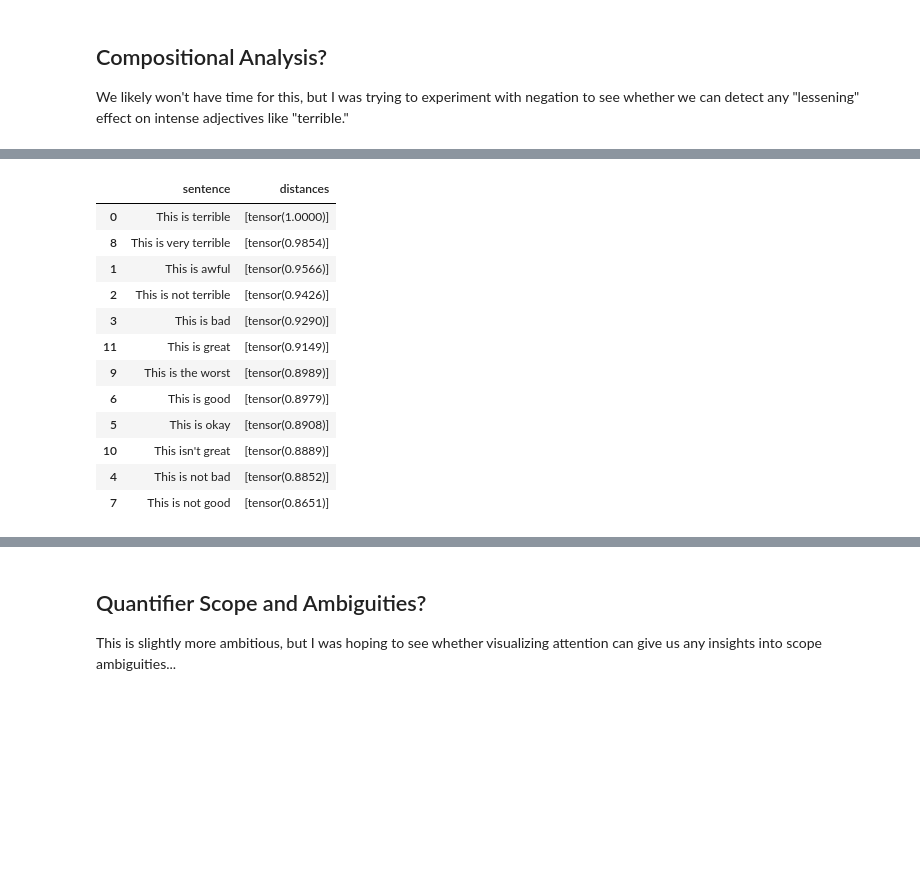
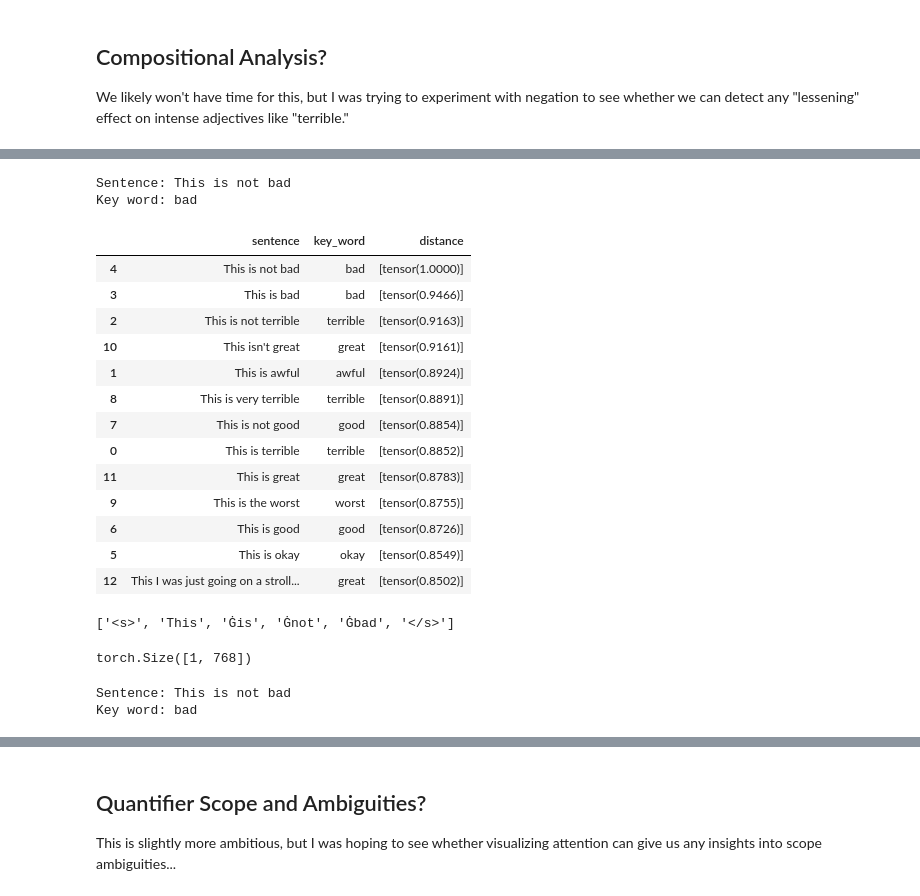
Before and after one commit to AmirZur/break-llms, a Jupyter notebook: playground.ipynb, the cells around one changed output, grey strips where cells are left out. Cells and saved outputs as stored; diff of their text form; code cells hidden in the pictures; blank space fills up the shorter version.

```diff
--- a/playground.ipynb
+++ b/playground.ipynb
@@ -226,7 +237,8 @@ sentences = [
     'This is very terrible',
     'This is the worst',
     "This isn't great",
-    'This is great'
+    'This is great',
+    'This I was just going on a stroll in the park with my dog. What a great day!'
 ]
 
 key_words = [
@@ -241,6 +253,7 @@ key_words = [
     'terrible',
     'worst',
     'great',
+    'great',
     'great'
 ]
 
@@ -291,16 +273,49 @@ sorted_df[['sentence', 'distances']]
-# %%
-sorted_df[['sentence', 'distances']]
-# %% [output]
-|  | sentence | distances |
-| 0 | This is terrible | [tensor(1.0000)] |
-| 8 | This is very terrible | [tensor(0.9854)] |
-| 1 | This is awful | [tensor(0.9566)] |
-| 2 | This is not terrible | [tensor(0.9426)] |
-| 3 | This is bad | [tensor(0.9290)] |
-| 11 | This is great | [tensor(0.9149)] |
-| 9 | This is the worst | [tensor(0.8989)] |
-| 6 | This is good | [tensor(0.8979)] |
-| 5 | This is okay | [tensor(0.8908)] |
-| 10 | This isn't great | [tensor(0.8889)] |
-| 4 | This is not bad | [tensor(0.8852)] |
-| 7 | This is not good | [tensor(0.8651)] |
+# %%
+index = 4
+
+print('Sentence:', df.iloc[4]['sentence'])
+print('Key word:', df.iloc[4]['key_word'])
+# %% [output]
+Sentence: This is not bad
+Key word: bad
+# %%
+from torch.nn.functional import cosine_similarity, pairwise_distance
+
+
+# what are the closest sentences?
+ranked_df = rank_by_distance(df, index, repr=f'rep_layer{layer}', dist_fn=cosine_similarity)
+ranked_df[['sentence', 'key_word', 'distance']]
+# %% [output]
+|  | sentence | key_word | distance |
+| 4 | This is not bad | bad | [tensor(1.0000)] |
+| 3 | This is bad | bad | [tensor(0.9466)] |
+| 2 | This is not terrible | terrible | [tensor(0.9163)] |
+| 10 | This isn't great | great | [tensor(0.9161)] |
+| 1 | This is awful | awful | [tensor(0.8924)] |
+| 8 | This is very terrible | terrible | [tensor(0.8891)] |
+| 7 | This is not good | good | [tensor(0.8854)] |
+| 0 | This is terrible | terrible | [tensor(0.8852)] |
+| 11 | This is great | great | [tensor(0.8783)] |
+| 9 | This is the worst | worst | [tensor(0.8755)] |
+| 6 | This is good | good | [tensor(0.8726)] |
+| 5 | This is okay | okay | [tensor(0.8549)] |
+| 12 | This I was just going on a stroll... | great | [tensor(0.8502)] |
+# %%
+tokenizer.convert_ids_to_tokens(ranked_df.iloc[0]['ids'])
+# %% [output]
+['<s>', 'This', 'Ġis', 'Ġnot', 'Ġbad', '</s>']
+# %%
+# the idea here: get the [CLS] represntation,
+# because that represents the meaning of the entire sentence, as oppposed to just the single key word we care about
+df[f'rep_layer{layer}_CLS'] = df['reps'].apply(lambda t: t[0][:, 0, :])
+df.iloc[0][f'rep_layer{layer}_CLS'].shape
+# %% [output]
+torch.Size([1, 768])
+# %%
+index = 4
+
+print('Sentence:', df.iloc[4]['sentence'])
+print('Key word:', df.iloc[4]['key_word'])
+# %% [output]
+Sentence: This is not bad
+Key word: bad
```
Also changed, not shown: parts of 18 cells of this notebook.
